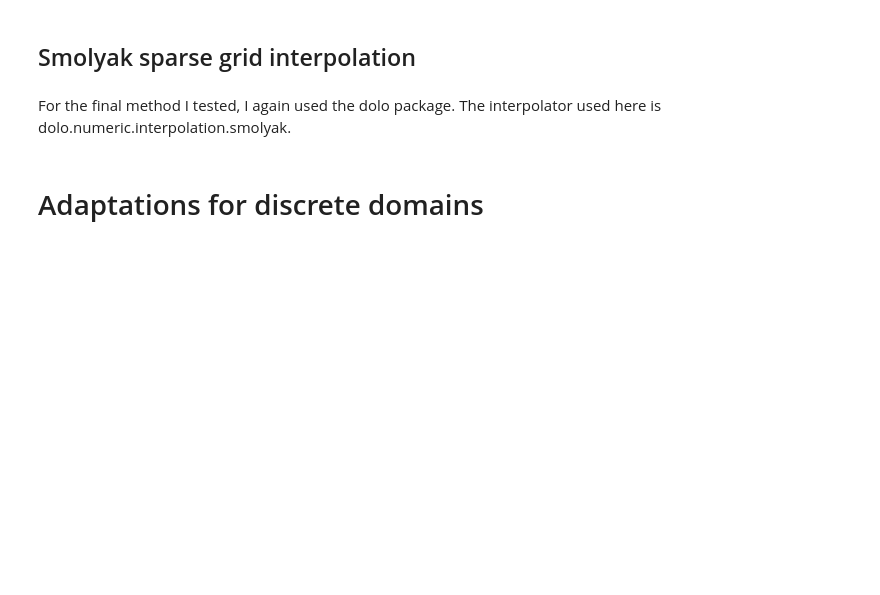
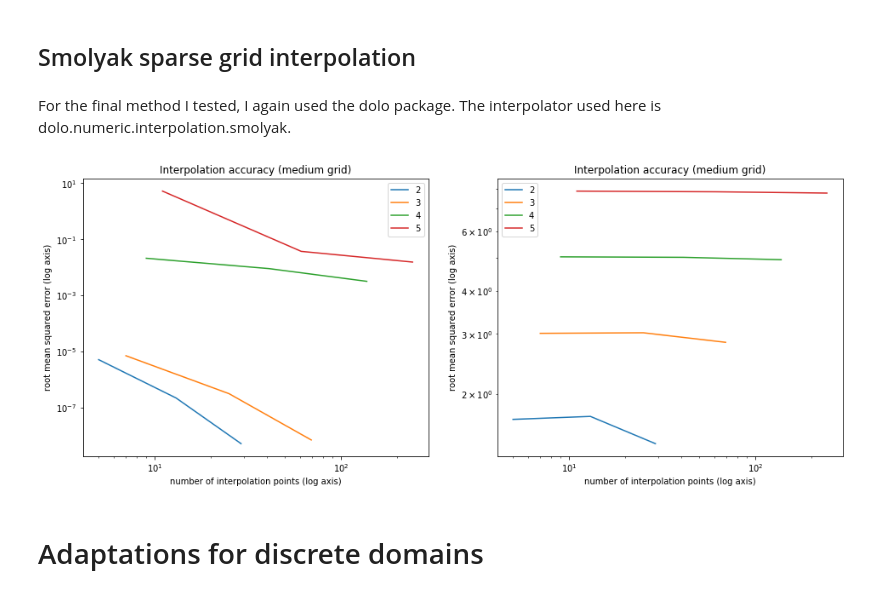
Before and after one commit to simonjheiler/function_approximation, a Jupyter notebook: student_project.ipynb, the cells around one changed output. Cells and saved outputs as stored; diff of their text form; code cells hidden in the pictures; blank space fills up the shorter version.

```diff
--- a/student_project.ipynb
+++ b/student_project.ipynb
@@ -236,3 +325,51 @@ For the final method I tested, I again used the dolo package. The interpolator u
+# %%
+fig = plt.figure(figsize=(16, 6))
+
+plt.subplot(1, 2, 1)
+plot_legend = []
+plot_x = []
+plot_y = []
+for dims in params_borehole_smolyak["controls"]["dims"]:
+    plot_legend.append(dims)
+    plot_x.append(results_borehole_smolyak["gridpoints"][dims])
+    plot_y.append(results_borehole_smolyak["rmse"][dims])
+
+for idx in range(len(params_borehole_smolyak["controls"]["dims"])):
+    plt.plot(plot_x[idx], plot_y[idx])
+
+plt.xscale("log")
+plt.yscale("log")
+plt.xlabel("number of interpolation points (log axis)")
+plt.ylabel("root mean squared error (log axis)")
+plt.legend(plot_legend)
+plt.title(
+    "Interpolation accuracy (" + params_borehole_smolyak["controls"]["grid density"] + " grid)"
+)
+
+plt.subplot(1, 2, 2)
+plot_legend = []
+plot_x = []
+plot_y = []
+for dims in params_zhou_smolyak["controls"]["dims"]:
+    plot_legend.append(dims)
+    plot_x.append(results_zhou_smolyak["gridpoints"][dims])
+    plot_y.append(results_zhou_smolyak["rmse"][dims])
+
+for idx in range(len(params_zhou_smolyak["controls"]["dims"])):
+    plt.plot(plot_x[idx], plot_y[idx])
+
+plt.xscale("log")
+plt.yscale("log")
+plt.xlabel("number of interpolation points (log axis)")
+plt.ylabel("root mean squared error (log axis)")
+plt.legend(plot_legend)
+plt.title(
+    "Interpolation accuracy (" + params_zhou_smolyak["controls"]["grid density"] + " grid)"
+)
+
+plt.show()
+# %% [output]
+[figure, added]
 # %% [markdown]
 # Adaptations for discrete domains
 # %% [markdown]
```
Also changed, not shown: parts of 16 cells of this notebook, 5 other files.
